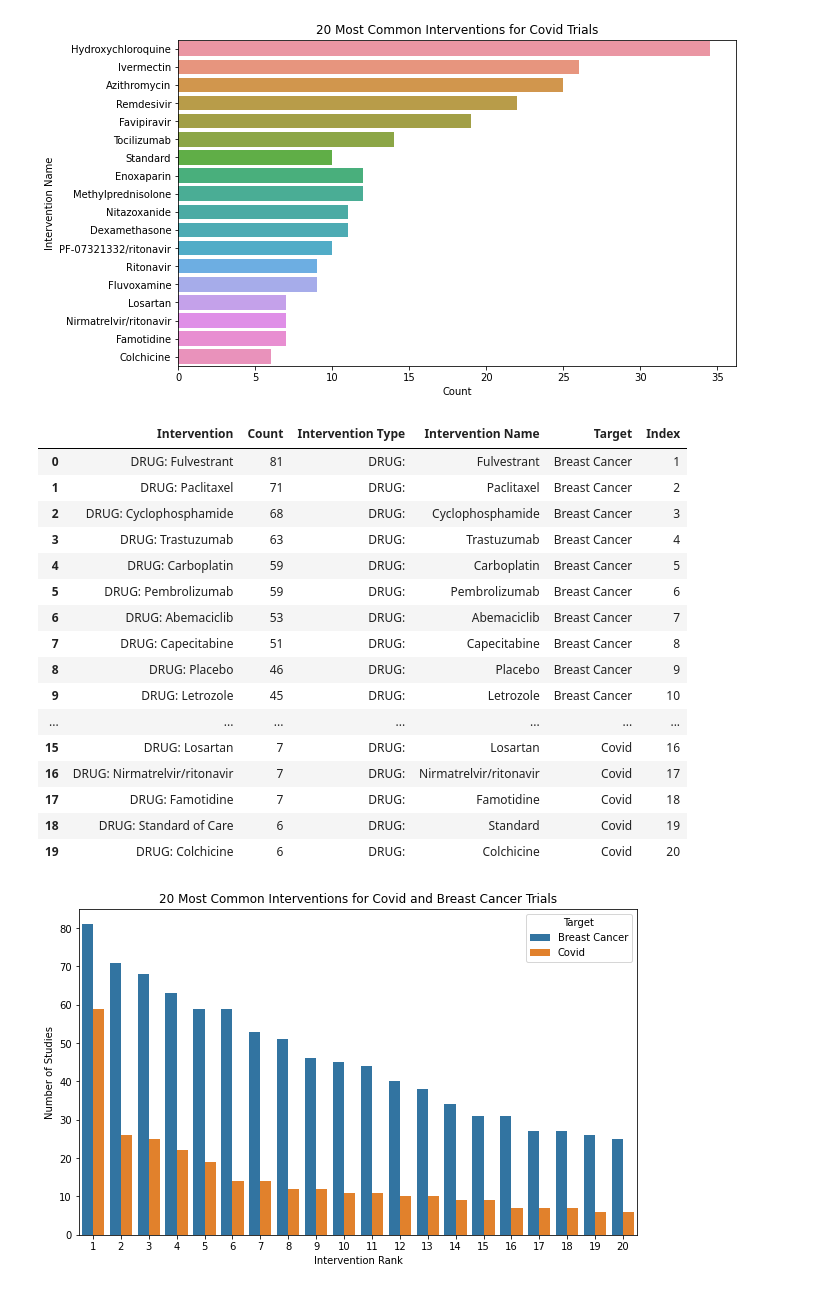
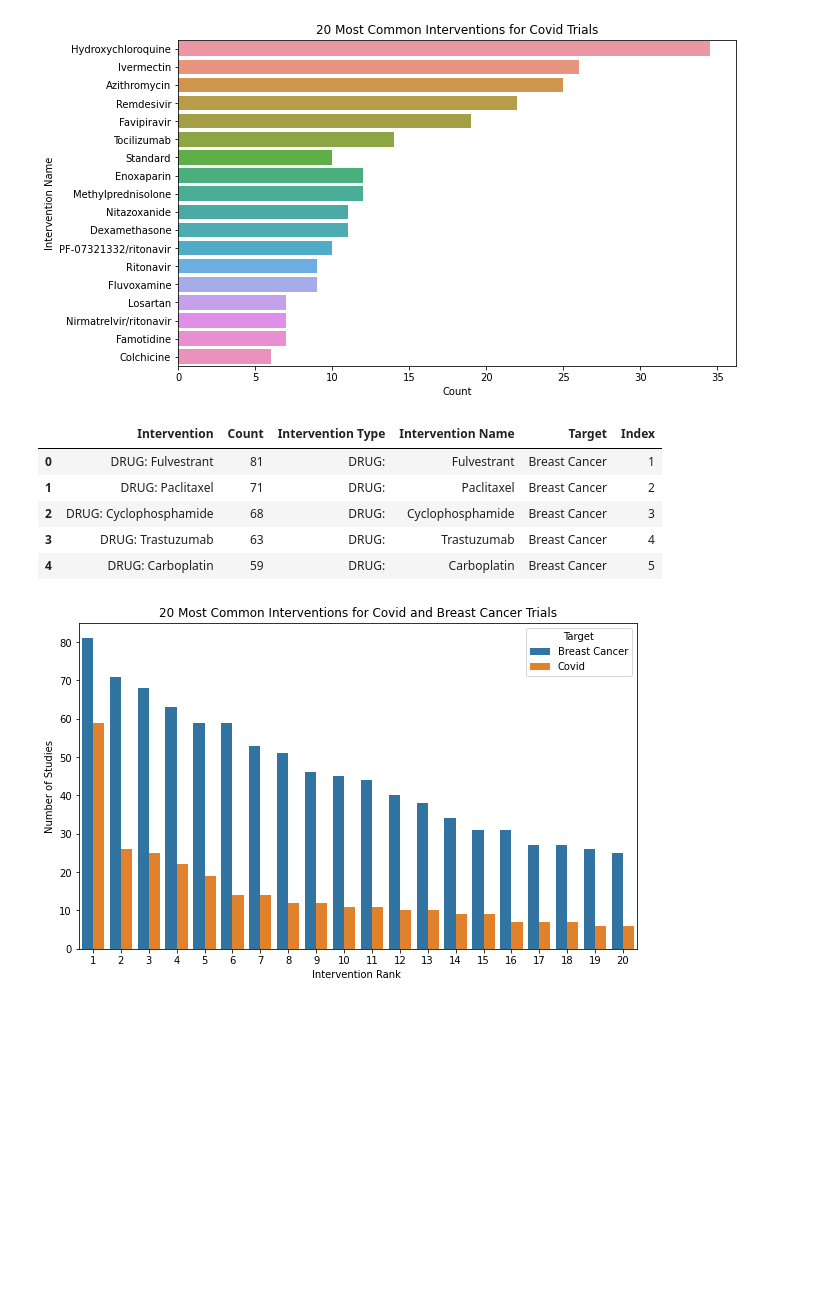
Before and after one commit to gtrentz/hda-p1, a Jupyter notebook: partBGabe.ipynb, the cells around one changed output. Cells and saved outputs as stored; diff of their text form; code cells hidden in the pictures; blank space fills up the shorter version.

```diff
--- a/partBGabe.ipynb
+++ b/partBGabe.ipynb
@@ -253,9 +245,5 @@ breastInterventionsDict.head()
 #Split intervention into intervention type (before the space) and intervention name (after the space)
 breastInterventionsDict['Intervention Type'] = breastInterventionsDict['Intervention'].apply(lambda x: x.split(' ')[0])
 breastInterventionsDict['Intervention Name'] = breastInterventionsDict['Intervention'].apply(lambda x: x.split(' ')[1])
-breastInterventionsDict.head()
-#Drop the rows where the count is less than 10
-breastInterventionsDict = breastInterventionsDict[~(breastInterventionsDict['Count'] < 10)]
-breastInterventionsDict['Target'] = 'Breast Cancer'
-breastInterventionsDict.head(15)
+breastInterventionsDict[breastInterventionsDict['Intervention Type'] == 'OTHER:'].head(10)
 # %% [output]
@@ -277,0 +261,5 @@ breastInterventionsDict.head(15)
+# %%
+#For each Intervention type, sum the count columns for each intervention type
+breastInterventionsDict = breastInterventionsDict.groupby('Intervention Type').sum().reset_index()
+breastInterventionsDict = breastInterventionsDict.sort_values(by = 'Count', ascending = False)
+breastInterventionsDict
@@ -417,30 +485,19 @@ plt.show()
 # %%
 #Join the two dataframes together and display on a bar graph, with the number of studies for breast cancer in pink, and covid in blue
 interventionsDict = pd.concat([breastInterventionsDictDrug.head(20).reset_index(), covidInterventionsDictDrug.head(20).reset_index()])
 interventionsDict = interventionsDict.drop(columns = 'index')
 interventionsDict['Index'] = interventionsDict.index
 interventionsDict
 #increment all values of the Index column by 1
 interventionsDict['Index'] = interventionsDict['Index'] + 1
-interventionsDict
+interventionsDict.head()
 # %% [output]
 |  | Intervention | Count | Intervention Type | Intervention Name | Target | Index |
 | 0 | DRUG: Fulvestrant | 81 | DRUG: | Fulvestrant | Breast Cancer | 1 |
 | 1 | DRUG: Paclitaxel | 71 | DRUG: | Paclitaxel | Breast Cancer | 2 |
 | 2 | DRUG: Cyclophosphamide | 68 | DRUG: | Cyclophosphamide | Breast Cancer | 3 |
 | 3 | DRUG: Trastuzumab | 63 | DRUG: | Trastuzumab | Breast Cancer | 4 |
 | 4 | DRUG: Carboplatin | 59 | DRUG: | Carboplatin | Breast Cancer | 5 |
-| 5 | DRUG: Pembrolizumab | 59 | DRUG: | Pembrolizumab | Breast Cancer | 6 |
-| 6 | DRUG: Abemaciclib | 53 | DRUG: | Abemaciclib | Breast Cancer | 7 |
-| 7 | DRUG: Capecitabine | 51 | DRUG: | Capecitabine | Breast Cancer | 8 |
-| 8 | DRUG: Placebo | 46 | DRUG: | Placebo | Breast Cancer | 9 |
-| 9 | DRUG: Letrozole | 45 | DRUG: | Letrozole | Breast Cancer | 10 |
-| ... | ... | ... | ... | ... | ... | ... |
-| 15 | DRUG: Losartan | 7 | DRUG: | Losartan | Covid | 16 |
-| 16 | DRUG: Nirmatrelvir/ritonavir | 7 | DRUG: | Nirmatrelvir/ritonavir | Covid | 17 |
-| 17 | DRUG: Famotidine | 7 | DRUG: | Famotidine | Covid | 18 |
-| 18 | DRUG: Standard of Care | 6 | DRUG: | Standard | Covid | 19 |
-| 19 | DRUG: Colchicine | 6 | DRUG: | Colchicine | Covid | 20 |
 # %%
 #Create a vertical bar plot that has two columns, dictated by the values of the 'Target' column. I do not want error bars. I would like the the highest value of covid to appear next to the highest value for breast cancer, and so on in a ranked manner
 plt.figure(figsize=(10, 6))
```
Also changed, not shown: parts of 13 cells of this notebook, 10 other files.
